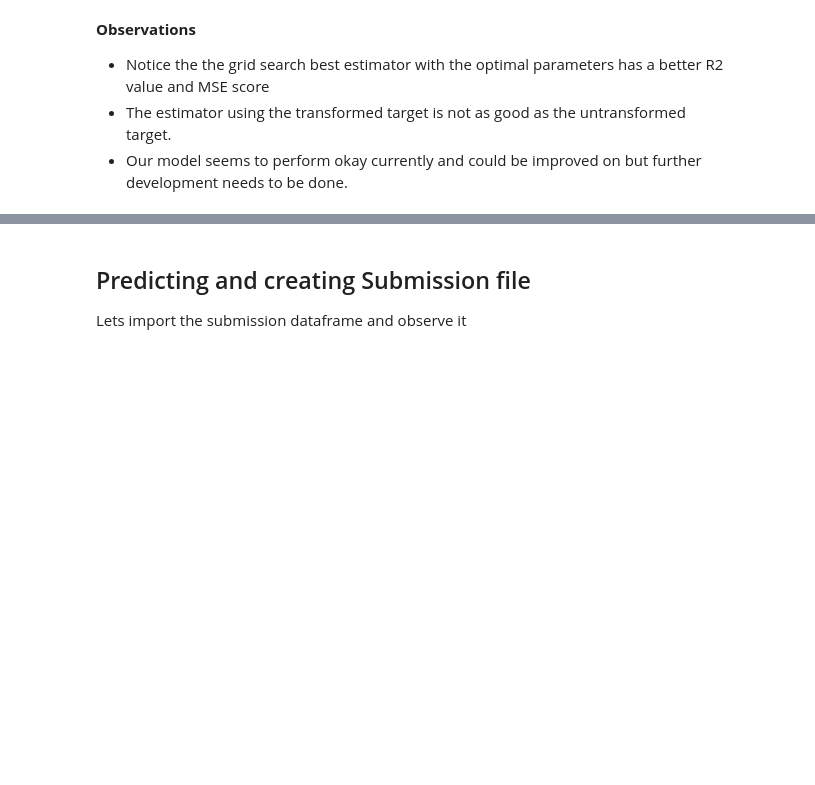
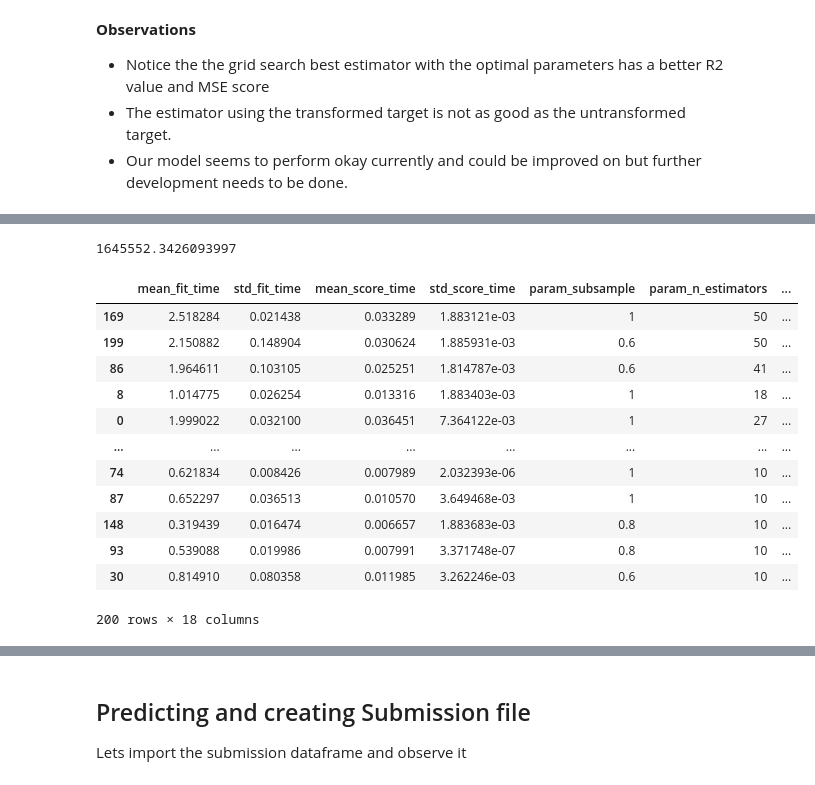
Before and after one commit to Ilroy/DS_Final_Project, a Jupyter notebook: Training_Testing_Master-Final.ipynb, the cells around one changed output, grey strips where cells are left out. Saved outputs shown, nothing was run; the diff lists cells and outputs as text; code cells hidden in the pictures; blank space fills up the shorter version.

```diff
--- a/Training_Testing_Master-Final.ipynb
+++ b/Training_Testing_Master-Final.ipynb
@@ -887,10 +896,10 @@ randomf_grid = {'n_estimators':n_estimators,
                }
 # %%
-#intialize estimator
-rfr = RandomForestRegressor()
+# #intialize estimator
+# rfr = RandomForestRegressor()
 
-rf_search = RandomizedSearchCV(estimator = rfr,param_distributions = randomf_grid,
-                               n_iter=200,n_jobs = -1,cv=3,verbose=2,random_state=42)
+# rf_search = RandomizedSearchCV(estimator = rfr,param_distributions = randomf_grid,
+#                                n_iter=200,n_jobs = -1,cv=3,verbose=2,random_state=42)
 
-# fit model
-rf_search.fit(X_train,target_train)
+# # fit model
+# rf_search.fit(X_train,target_train)
@@ -1065,10 +976,10 @@ MSE(target_test,best_pred)
 # %%
-# transform target variable for better predictions
+# # transform target variable for better predictions
 
-from sklearn.compose import TransformedTargetRegressor
+# from sklearn.compose import TransformedTargetRegressor
 
-rf_trans = TransformedTargetRegressor(regressor = best_est,func = np.log1p, inverse_func = np.expm1)
-rf_trans.fit(X_train,target_train)
-rf_trans_pred = rf_trans.predict(X_test)
+# rf_trans = TransformedTargetRegressor(regressor = best_est,func = np.log1p, inverse_func = np.expm1)
+# rf_trans.fit(X_train,target_train)
+# rf_trans_pred = rf_trans.predict(X_test)
 
-MSE(target_test,rf_trans_pred)
+# MSE(target_test,rf_trans_pred)
@@ -1095,0 +1003,7 @@ MSE(target_test,gbr_pred)
+# %%
+## random search cv
+
+random_gbr = RandomizedSearchCV(estimator = gbr,param_distributions = randomf_grid,
+                   n_iter=200,n_jobs = -1,cv=3,verbose=2,random_state=42)
+
+random_gbr.fit(X_train,target_train)
@@ -1095,0 +1044,23 @@ MSE(target_test,gbr_pred)
+# %%
+gbr_best = random_gbr.best_estimator_
+
+MSE(target_test,gbr_best.predict(X_test))
+# %% [output]
+1645552.3426093997
+# %%
+random_gbr_results = pd.DataFrame(random_gbr.cv_results_).sort_values(by='rank_test_score')
+random_gbr_results
+# %% [output]
+|  | mean_fit_time | std_fit_time | mean_score_time | std_score_time | param_subsample | param_n_estimators | ... |
+| 169 | 2.518284 | 0.021438 | 0.033289 | 1.883121e-03 | 1 | 50 | ... |
+| 199 | 2.150882 | 0.148904 | 0.030624 | 1.885931e-03 | 0.6 | 50 | ... |
+| 86 | 1.964611 | 0.103105 | 0.025251 | 1.814787e-03 | 0.6 | 41 | ... |
+| 8 | 1.014775 | 0.026254 | 0.013316 | 1.883403e-03 | 1 | 18 | ... |
+| 0 | 1.999022 | 0.032100 | 0.036451 | 7.364122e-03 | 1 | 27 | ... |
+| ... | ... | ... | ... | ... | ... | ... | ... |
+| 74 | 0.621834 | 0.008426 | 0.007989 | 2.032393e-06 | 1 | 10 | ... |
+| 87 | 0.652297 | 0.036513 | 0.010570 | 3.649468e-03 | 1 | 10 | ... |
+| 148 | 0.319439 | 0.016474 | 0.006657 | 1.883683e-03 | 0.8 | 10 | ... |
+| 93 | 0.539088 | 0.019986 | 0.007991 | 3.371748e-07 | 0.8 | 10 | ... |
+| 30 | 0.814910 | 0.080358 | 0.011985 | 3.262246e-03 | 0.6 | 10 | ... |
+200 rows × 18 columns
```
Also changed, not shown: parts of 23 cells of this notebook.
